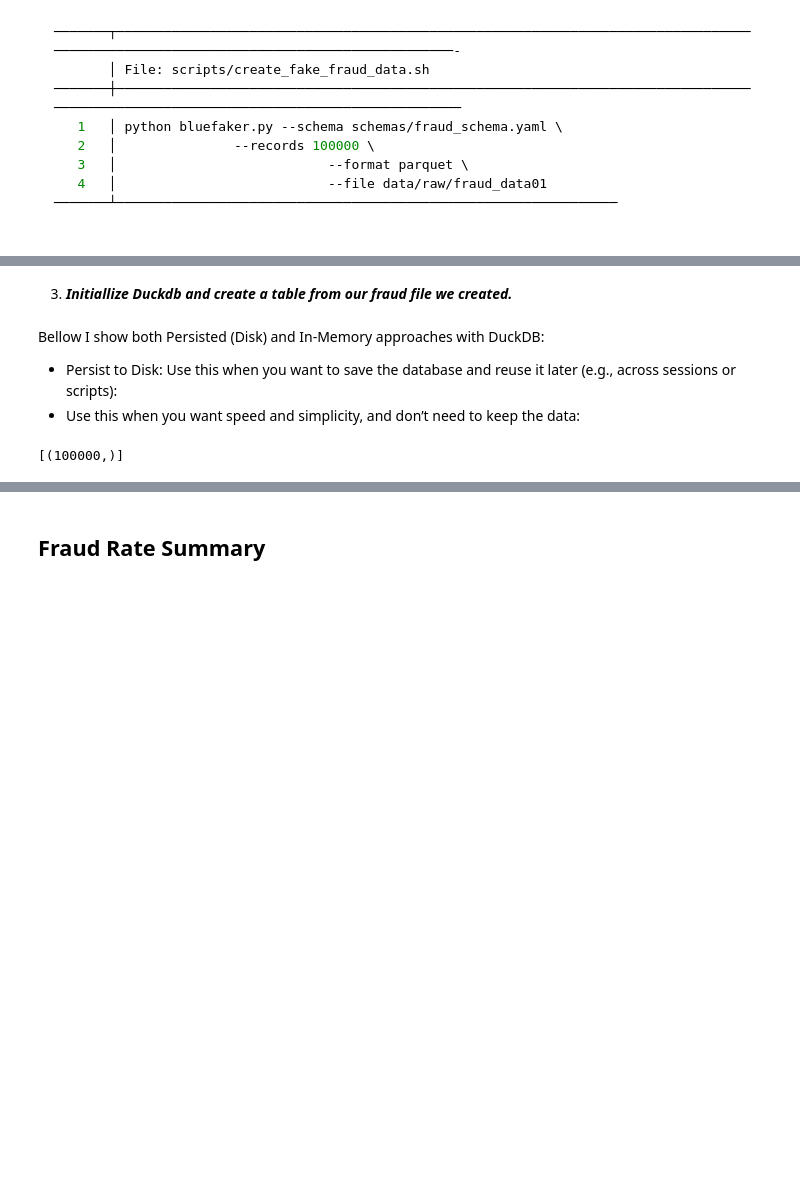
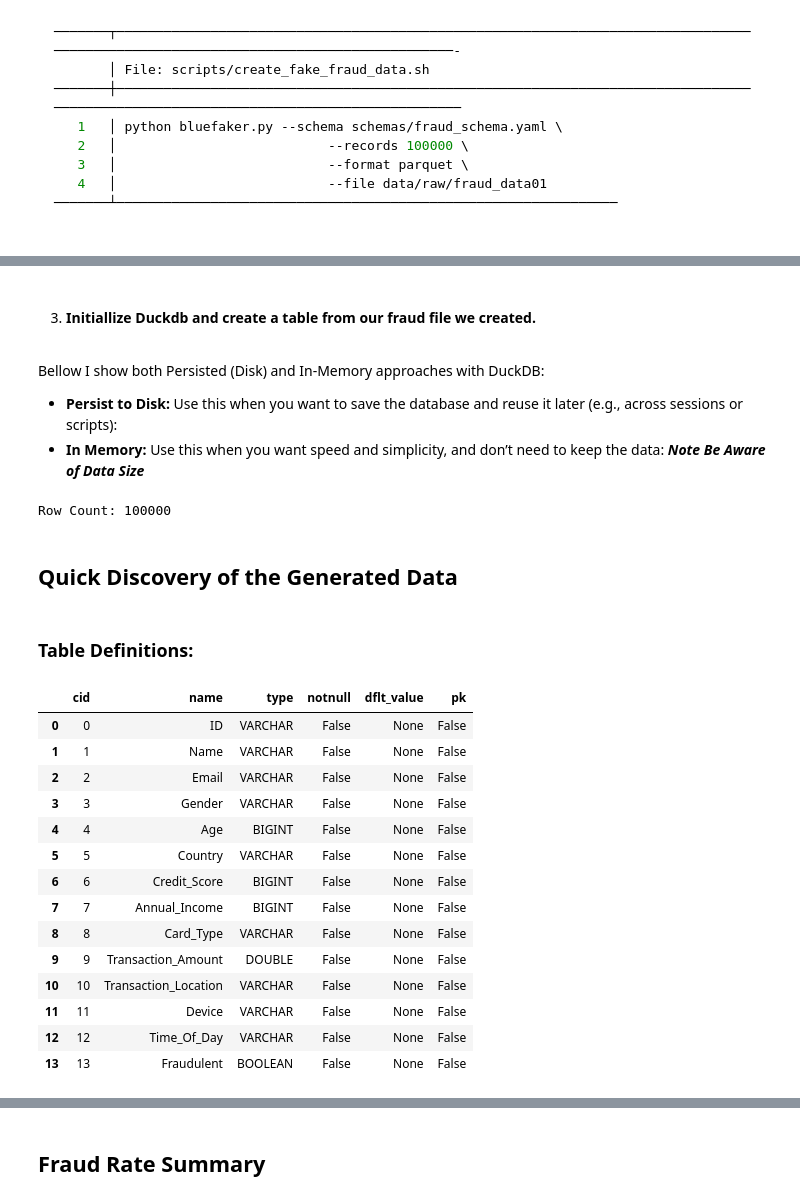
Before and after one commit to mike-blue-d8a/bluefaker_factory, a Jupyter notebook: examples/notebooks/Examples.ipynb, the cells around one changed output, grey strips where cells are left out. Cells and saved outputs as stored; diff of their text form; code cells hidden in the pictures; blank space fills up the shorter version.

```diff
--- a/examples/notebooks/Examples.ipynb
+++ b/examples/notebooks/Examples.ipynb
@@ -68,10 +77,10 @@ Number of rows added: 100000
 # %% [markdown]
-3) ***Initiallize Duckdb and create a table from our fraud file we created.***
+3) #### **Initiallize Duckdb and create a table from our fraud file we created.**
 # %% [markdown]
 Bellow I show both Persisted (Disk) and In-Memory approaches with DuckDB:
 
-- Persist to Disk: Use this when you want to save the database and reuse it later (e.g., across sessions or scripts):
-- Use this when you want speed and simplicity, and don’t need to keep the data:
+- **Persist to Disk:** Use this when you want to save the database and reuse it later (e.g., across sessions or scripts):
+- **In Memory:** Use this when you want speed and simplicity, and don’t need to keep the data: ***Note Be Aware of Data Size***
 # %%
 import duckdb
 
@@ -86,6 +95,29 @@ con.execute("""
     SELECT * FROM read_parquet('data/raw/fraud_data01.parquet')
 """)
 
-con.execute("SELECT COUNT(*) FROM fraud_data").fetchall()
+row_count = con.execute("SELECT COUNT(*) FROM fraud_data").fetchone()[0]
+print("Row Count:", row_count)
 # %% [output]
-[(100000,)]
+Row Count: 100000
+# %% [markdown]
+## Quick Discovery of the Generated Data
+# %% [markdown]
+### Table Definitions:
+# %%
+con.sql("PRAGMA table_info(fraud_data)").df()
+# %% [output]
+|  | cid | name | type | notnull | dflt_value | pk |
+| 0 | 0 | ID | VARCHAR | False | None | False |
+| 1 | 1 | Name | VARCHAR | False | None | False |
+| 2 | 2 | Email | VARCHAR | False | None | False |
+| 3 | 3 | Gender | VARCHAR | False | None | False |
+| 4 | 4 | Age | BIGINT | False | None | False |
+| 5 | 5 | Country | VARCHAR | False | None | False |
+| 6 | 6 | Credit_Score | BIGINT | False | None | False |
+| 7 | 7 | Annual_Income | BIGINT | False | None | False |
+| 8 | 8 | Card_Type | VARCHAR | False | None | False |
+| 9 | 9 | Transaction_Amount | DOUBLE | False | None | False |
+| 10 | 10 | Transaction_Location | VARCHAR | False | None | False |
+| 11 | 11 | Device | VARCHAR | False | None | False |
+| 12 | 12 | Time_Of_Day | VARCHAR | False | None | False |
+| 13 | 13 | Fraudulent | BOOLEAN | False | None | False |
```
Also changed, not shown: parts of 6 cells of this notebook.
